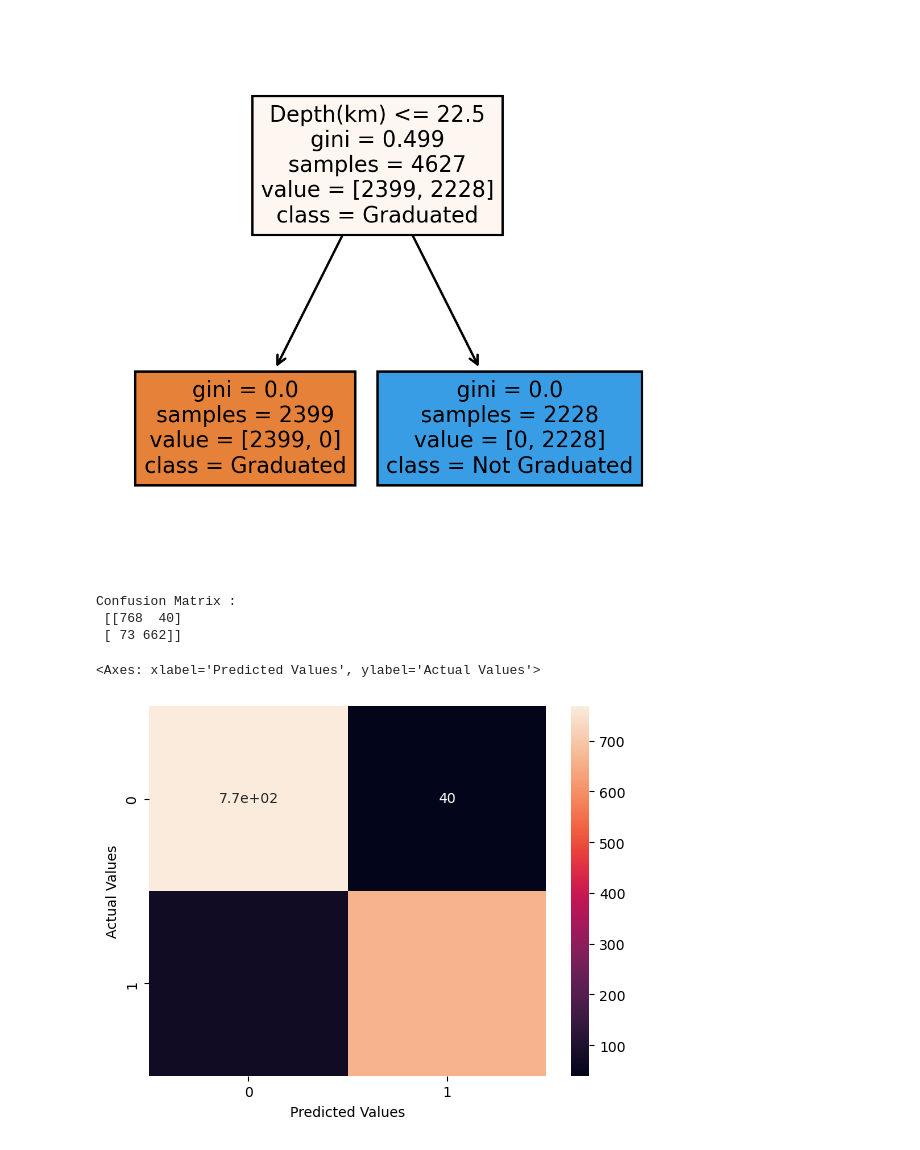
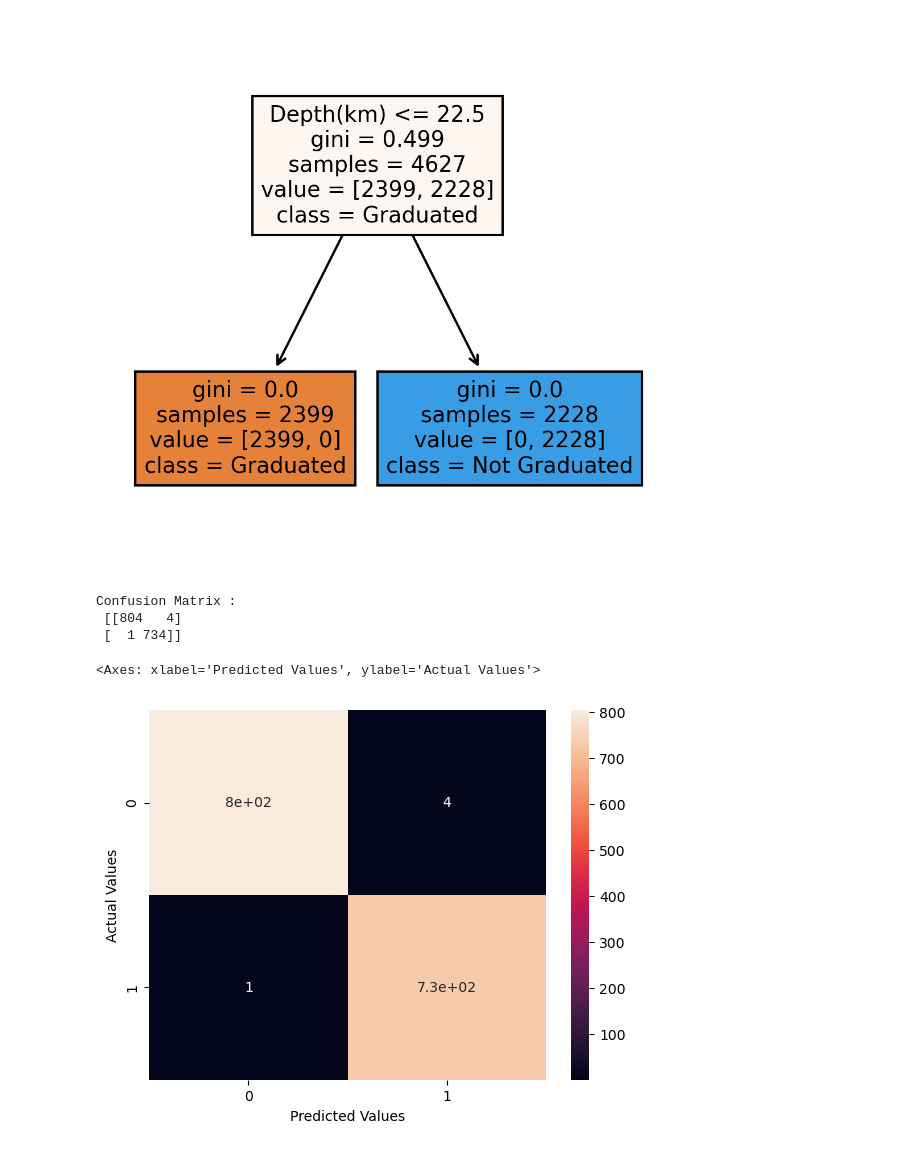
Before and after one commit to kurt-ds/quantitative_methods, a Jupyter notebook: EarthQuakeDataset/BinaryClassification.ipynb, the cells around one changed output. Drawn from its saved outputs; the diff is of its cells as text; code cells hidden in the pictures.

```diff
--- a/EarthQuakeDataset/BinaryClassification.ipynb
+++ b/EarthQuakeDataset/BinaryClassification.ipynb
@@ -2,6 +2,9 @@
 import pandas as pd
 # %%
 df = pd.read_csv('earthquake_dataset.csv')
+# %%
+df = df.drop('Depth Category', axis=1)
+df = df.drop('Earthquake Category', axis=1)
 # %%
 df.head()
 # %% [output]
@@ -524,18 +527,18 @@ fig.savefig('dt_classifier_image.png')
 # %%
 #import libraries for confusion matrix
 from sklearn.metrics import confusion_matrix
-cm = confusion_matrix(y_test, y_pred_nb)
+cm = confusion_matrix(y_test, y_pred_svm)
 
 print ("Confusion Matrix : \n", cm)  #display the confusion matrix
 # %% [output]
 Confusion Matrix :
- [[768  40]
- [ 73 662]]
+ [[804   4]
+ [  1 734]]
 # %%
 import seaborn as sns  #import package for plotting
 #visualize the confusion matrix
-cm = pd.crosstab(y_test, y_pred_nb, rownames=['Actual Values'], colnames=['Predicted Values'])
+cm = pd.crosstab(y_test, y_pred_svm, rownames=['Actual Values'], colnames=['Predicted Values'])
 sns.heatmap(cm, annot=True)
 # %% [output]
 <Axes: xlabel='Predicted Values', ylabel='Actual Values'>
-[figure, old version]
+[figure, new version]
```
Also changed, not shown: parts of 1 cell of this notebook.
